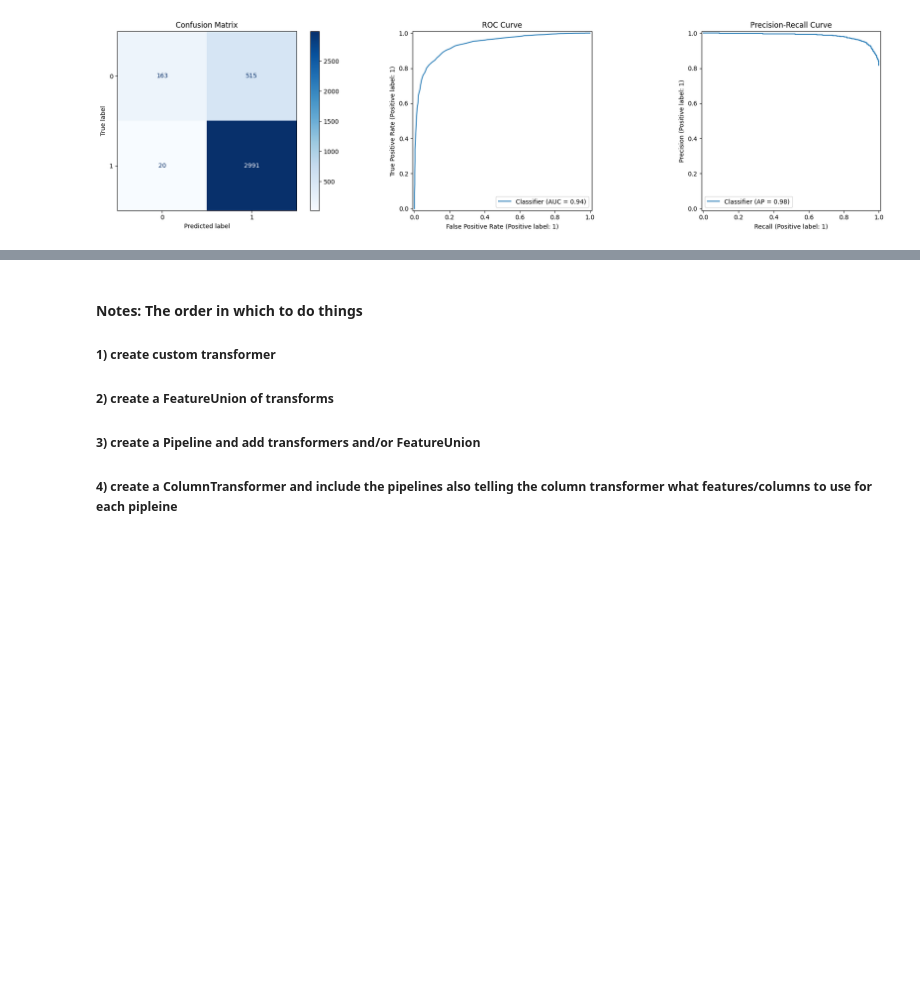
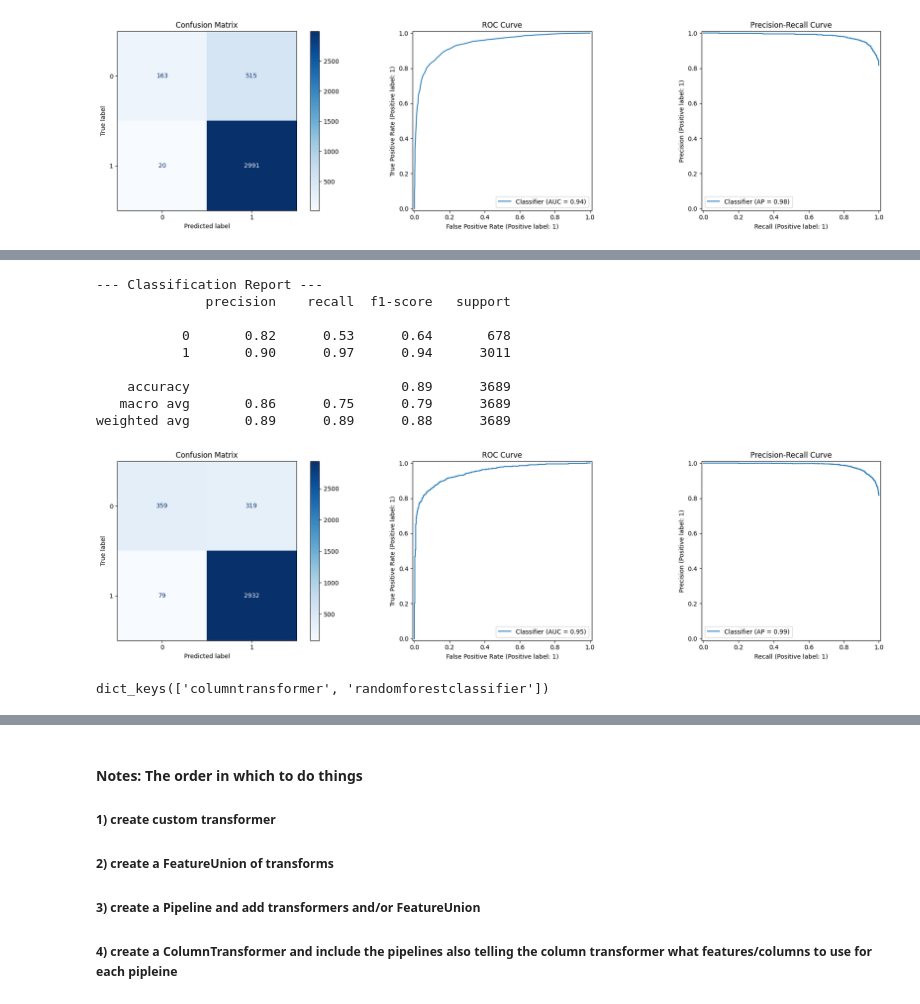
Before and after one commit to SA-Sean/dsnd-Pipeline-FashionReviewClassifier, a Jupyter notebook: Fashion_prediction_pipeline.ipynb, the cells around one changed output, grey strips where cells are left out. Saved outputs shown, nothing was run; the diff lists cells and outputs as text; code cells hidden in the pictures; blank space fills up the shorter version.

```diff
--- a/Fashion_prediction_pipeline.ipynb
+++ b/Fashion_prediction_pipeline.ipynb
@@ -1453,0 +1380,6 @@ AttributeError: Estimator debug_probe1 does not provide get_feature_names_out. D
+# %%
+# define Stratified validation
+from sklearn.model_selection import RandomizedSearchCV, StratifiedKFold
+
+# ensure class proportions are part of every fold
+skf = StratifiedKFold(n_splits=5, shuffle=True, random_state=42)
@@ -1453,0 +1400,3 @@ AttributeError: Estimator debug_probe1 does not provide get_feature_names_out. D
+# %%
+# run RandomisedSearchCV
+rf_randomSearch.fit(X_train, y_train)
@@ -1453,0 +1440,4 @@ AttributeError: Estimator debug_probe1 does not provide get_feature_names_out. D
+# %%
+# get the best model pipeline that has been refit
+model_best = rf_randomSearch.best_estimator_ # this would mean that 'beast_estimator_' contains the 'model_pipeline' previously defined with the updated trained model
+model_best
@@ -1453,0 +1462,5 @@ AttributeError: Estimator debug_probe1 does not provide get_feature_names_out. D
+# %%
+# 1. Get predictions and probabilities using best tuned model
+# 'predict' gives 0 or 1; 'predict_proba' is needed for the ROC/AUC curves
+y_pred_RF_pipeline = model_best.predict(X_test)
+y_proba_RF_pipeline = model_best.predict_proba(X_test)[:, 1]
@@ -1453,0 +1475,46 @@ AttributeError: Estimator debug_probe1 does not provide get_feature_names_out. D
+# %%
+import matplotlib.pyplot as plt
+from sklearn.metrics import (
+    classification_report, ConfusionMatrixDisplay,
+    RocCurveDisplay, PrecisionRecallDisplay
+)
+
+
+# 2. Print Performance Metrics (Accuracy, Precision, Recall, F1)
+print("--- Classification Report ---")
+print(classification_report(y_test, y_pred_RF_pipeline))
+print()
+
+# 3. Visualise some of the metrics I think are important
+fig, ax = plt.subplots(1, 3, figsize=(20, 5))
+
+# Confusion Matrix - where the model misclassified rows
+ConfusionMatrixDisplay.from_predictions(y_test, y_pred_RF_pipeline, ax=ax[0], cmap='Blues')
+ax[0].set_title("Confusion Matrix")
+
+# ROC Curve - general performance of prediction
+RocCurveDisplay.from_predictions(y_test, y_proba_RF_pipeline, ax=ax[1])
+ax[1].set_title("ROC Curve")
+
+# Precision-Recall Curve - because of the class imbalance
+PrecisionRecallDisplay.from_predictions(y_test, y_proba_RF_pipeline, ax=ax[2])
+ax[2].set_title("Precision-Recall Curve")
+
+plt.tight_layout()
+plt.show()
+# %% [output]
+--- Classification Report ---
+              precision    recall  f1-score   support
+
+           0       0.82      0.53      0.64       678
+           1       0.90      0.97      0.94      3011
+
+    accuracy                           0.89      3689
+   macro avg       0.86      0.75      0.79      3689
+weighted avg       0.89      0.89      0.88      3689
+[figure, added]
+# %%
+# cehck names of pipeline steps
+print(model_best.named_steps.keys())
+# %% [output]
+dict_keys(['columntransformer', 'randomforestclassifier'])
```
Also changed, not shown: parts of 23 cells of this notebook, 1 other file.
